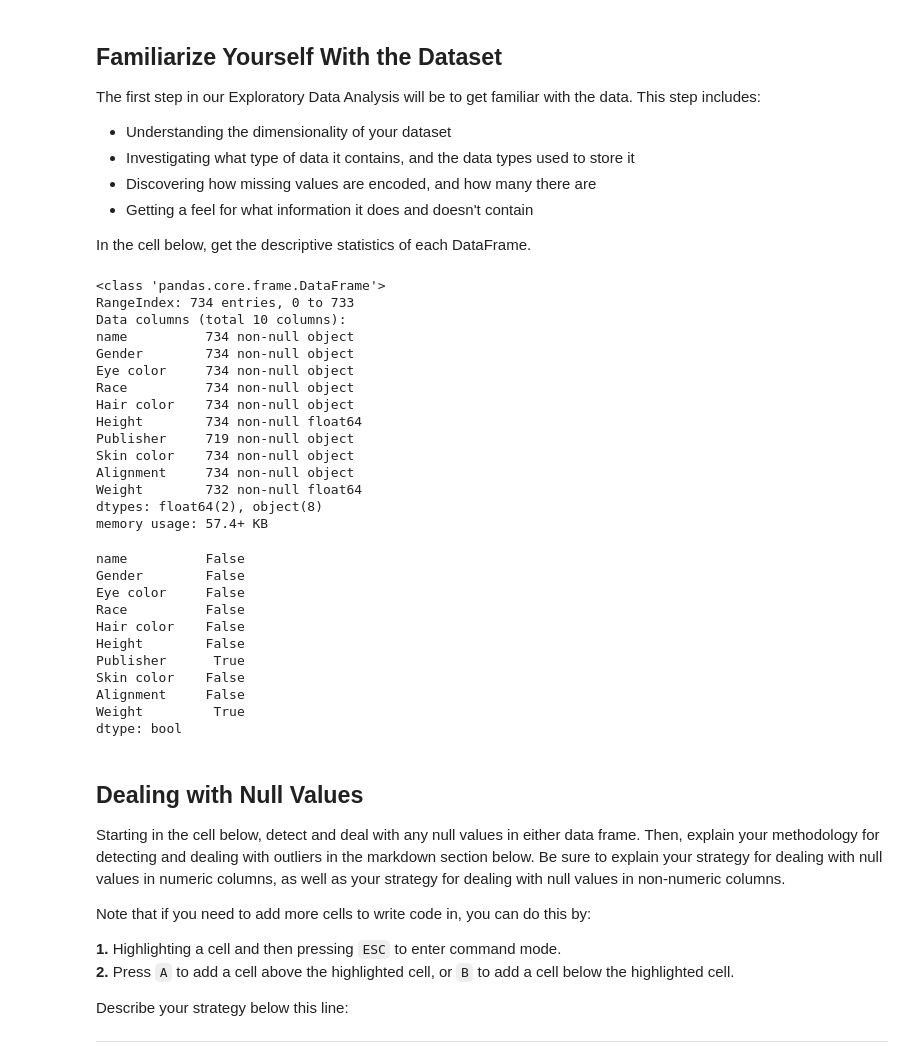
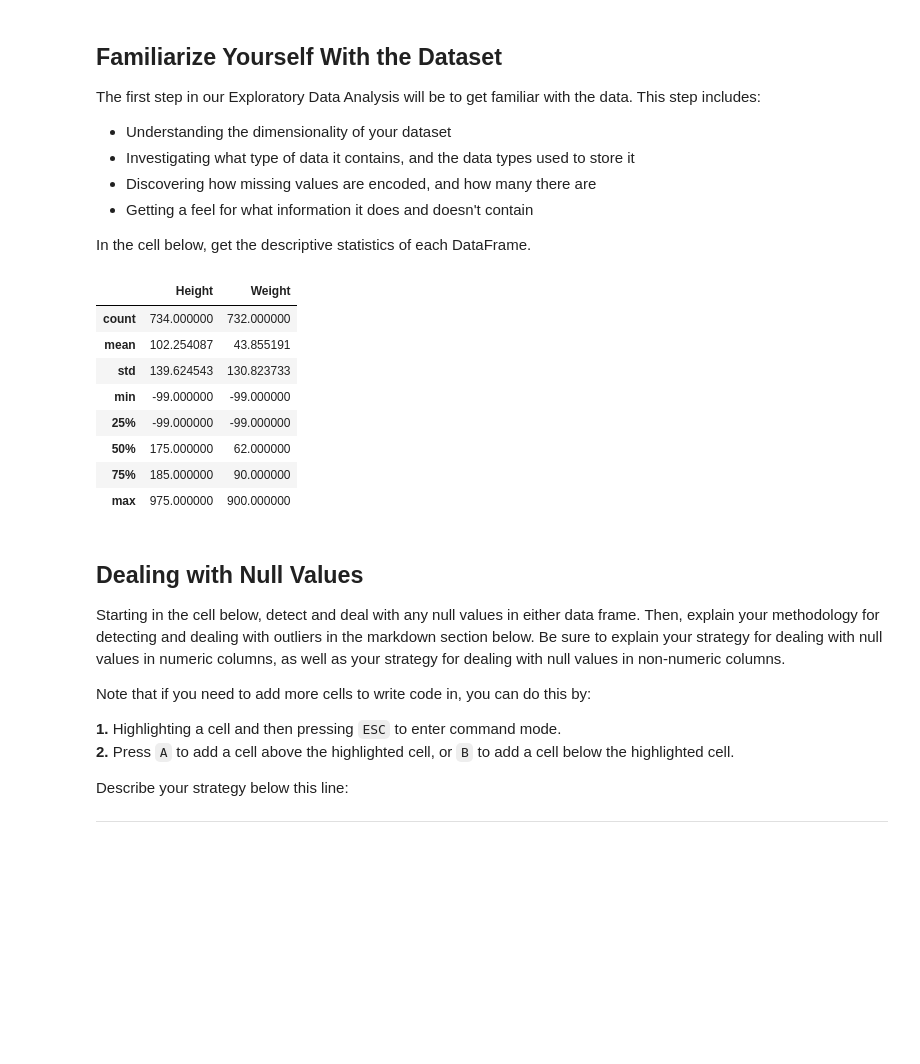
Before and after one commit to Tenchibule/dsc-data-cleaning-project-dc-ds-071519, a Jupyter notebook: index.ipynb, the cells around one changed output. Drawn from its saved outputs; the diff is of its cells as text; code cells hidden in the pictures; blank space fills up the shorter version.

```diff
--- a/index.ipynb
+++ b/index.ipynb
@@ -79,39 +79,22 @@ In the cell below, get the descriptive statistics of each DataFrame.
 # %%
 # the dimensionality of your dataset
 #heroes_df.info()
 # Investigating what type of data it contains, and the data types used to store it
-heroes_df.describe()
+#heroes_df.describe()
 #Discovering how missing values are encoded, and how many there are
-
+e
 #Getting a feel for what information it does and doesn't contain
-heroes_df.isna().any()
+#heroes_df.isna().any()
 # %% [output]
-<class 'pandas.core.frame.DataFrame'>
-RangeIndex: 734 entries, 0 to 733
-Data columns (total 10 columns):
-name          734 non-null object
-Gender        734 non-null object
-Eye color     734 non-null object
-Race          734 non-null object
-Hair color    734 non-null object
-Height        734 non-null float64
-Publisher     719 non-null object
-Skin color    734 non-null object
-Alignment     734 non-null object
-Weight        732 non-null float64
-dtypes: float64(2), object(8)
-memory usage: 57.4+ KB
-name          False
-Gender        False
-Eye color     False
-Race          False
-Hair color    False
-Height        False
-Publisher      True
-Skin color    False
-Alignment     False
-Weight         True
-dtype: bool
+|  | Height | Weight |
+| count | 734.000000 | 732.000000 |
+| mean | 102.254087 | 43.855191 |
+| std | 139.624543 | 130.823733 |
+| min | -99.000000 | -99.000000 |
+| 25% | -99.000000 | -99.000000 |
+| 50% | 175.000000 | 62.000000 |
+| 75% | 185.000000 | 90.000000 |
+| max | 975.000000 | 900.000000 |
 # %% [markdown]
 ## Dealing with Null Values
 
```
